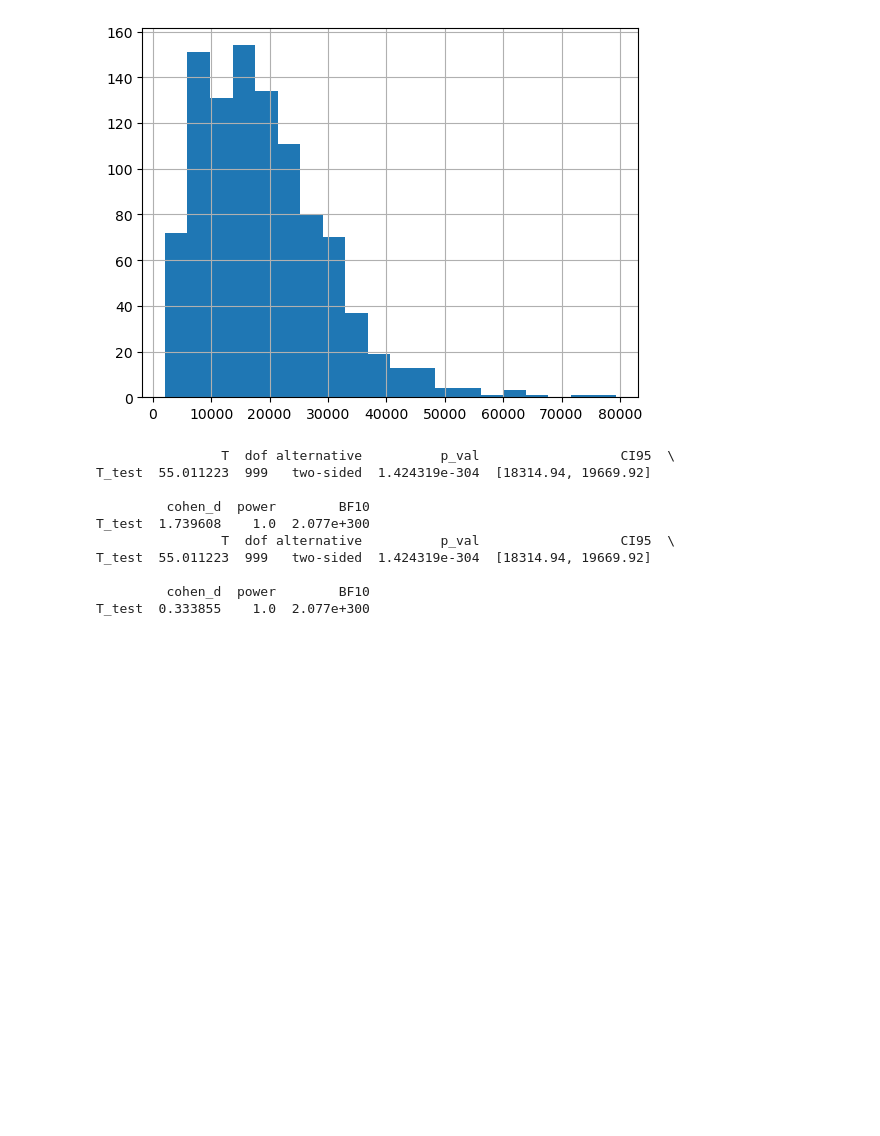
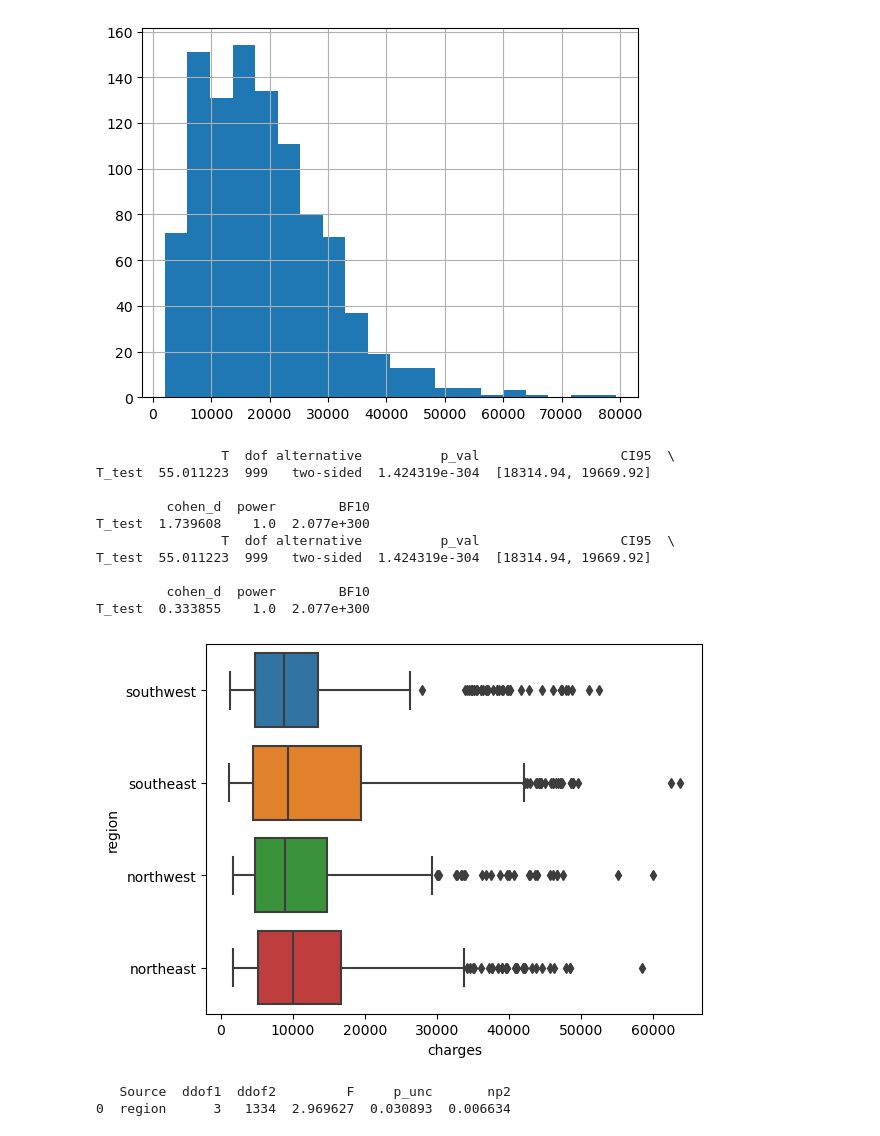
Before and after one commit to saalssall/Statistics_In_Python, a Jupyter notebook: Hypothesis_Testing.ipynb, the cells around one changed output. Saved outputs shown, nothing was run; the diff lists cells and outputs as text; code cells hidden in the pictures; blank space fills up the shorter version.

Commit message:
Add ANOVA statistics

```diff
--- a/Hypothesis_Testing.ipynb
+++ b/Hypothesis_Testing.ipynb
@@ -198,3 +199,22 @@ T_test  55.011223  999   two-sided  1.424319e-304  [18314.94, 19669.92]
 
          cohen_d  power        BF10
 T_test  0.333855    1.0  2.077e+300
+# %%
+# Calculate the mean charges for each region
+xbar_charges_by_region = insurance_df.groupby("region")['charges'].mean()
+# Calculate the standard deviation of charges for each region
+s_charges_by_region = insurance_df.groupby("region")['charges'].std()
+# Boxplot of region vs. charges
+sns.boxplot(x="charges", y="region", data=insurance_df)
+plt.show()
+# %% [output]
+[figure, added]
+# %%
+# Run an ANOVA for charges across region
+alpha = 0.1
+anova_results = pingouin.anova(data=insurance_df, dv='charges', between='region')
+# Print anova_results
+print(anova_results)
+# %% [output]
+   Source  ddof1  ddof2         F     p_unc       np2
+0  region      3   1334  2.969627  0.030893  0.006634
```
Also changed, not shown: parts of 3 cells of this notebook.
